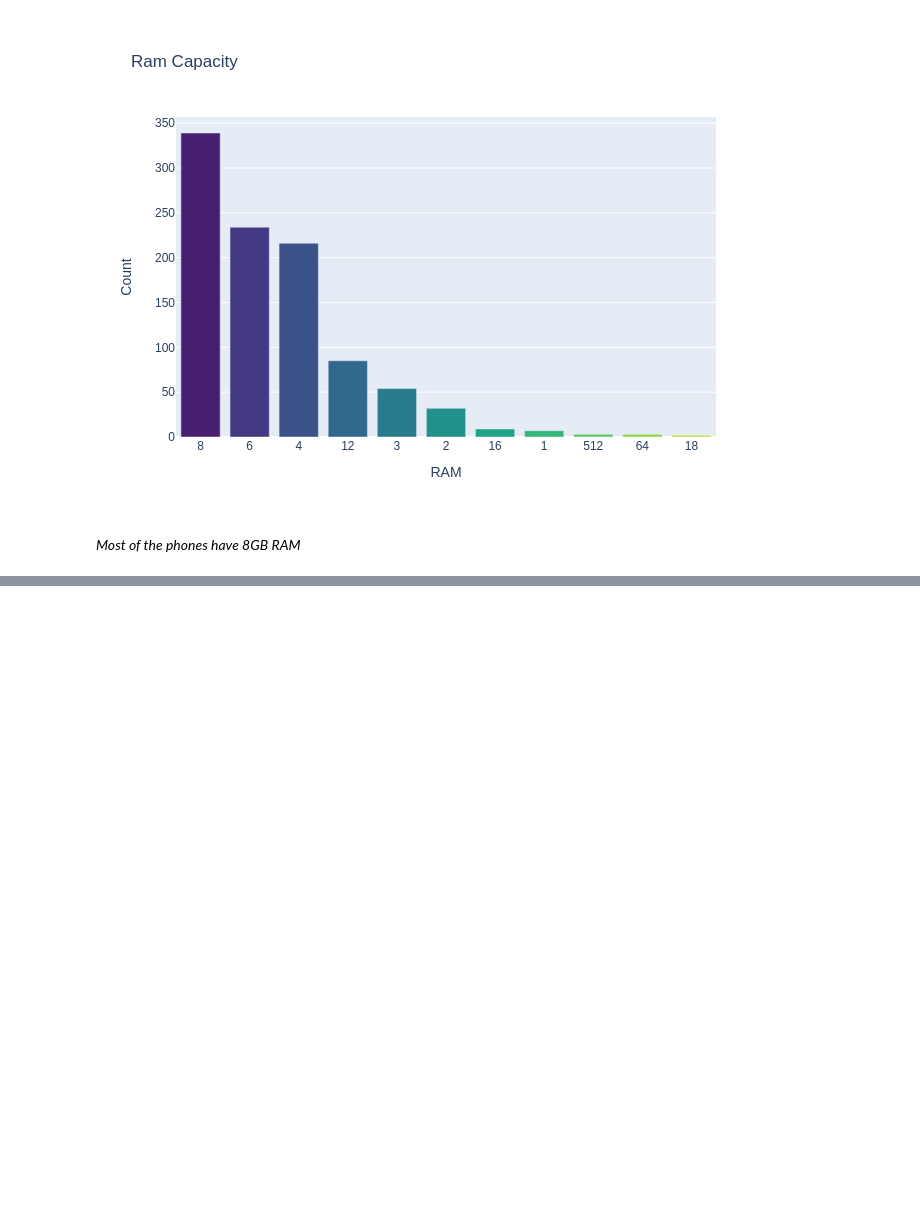
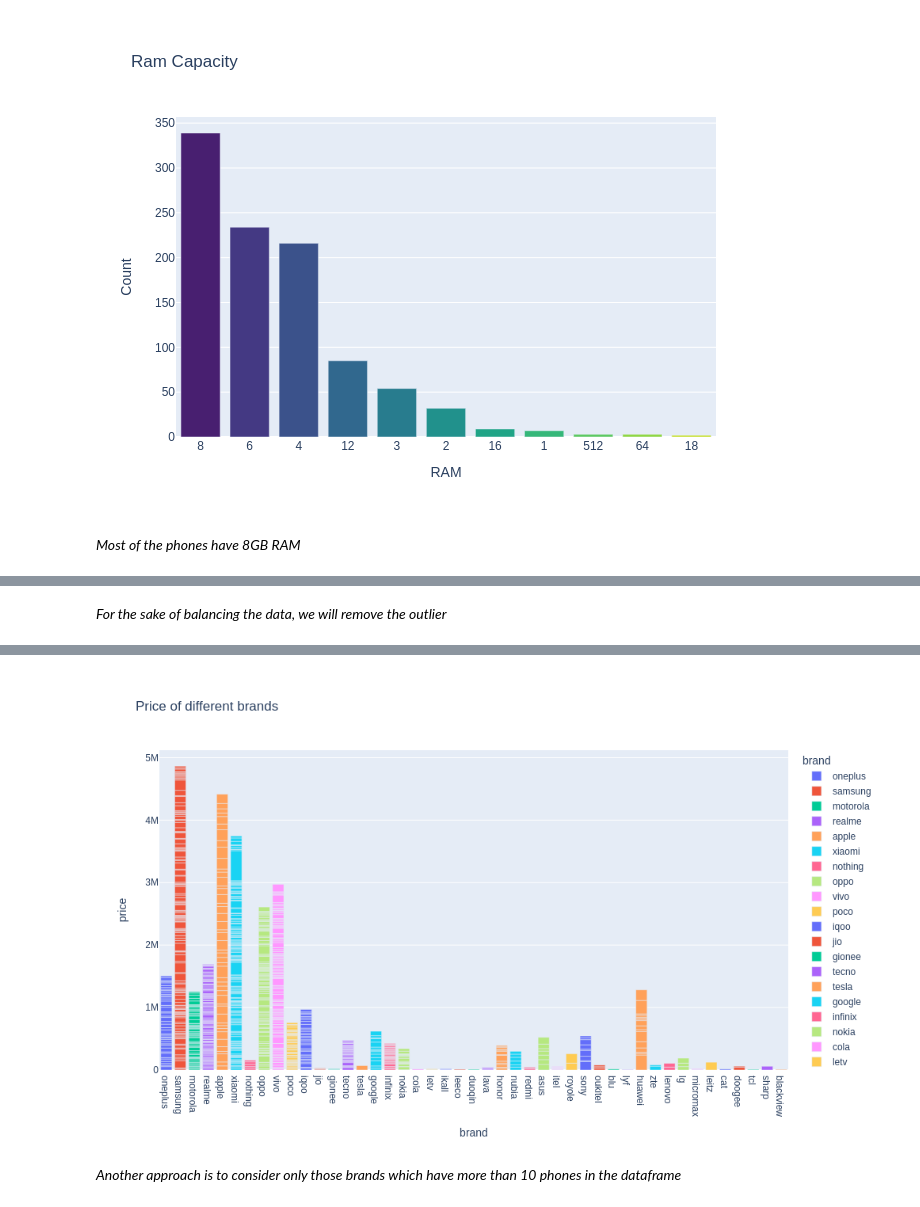
Before and after one commit to NityaVerma19/Data-Cleaning-Smartphone-Dataset, a Jupyter notebook: data-cleaning.ipynb, the cells around one changed output, grey strips where cells are left out. Cells and saved outputs as stored; diff of their text form; code cells hidden in the pictures; blank space fills up the shorter version.

```diff
--- a/data-cleaning.ipynb
+++ b/data-cleaning.ipynb
@@ -1310,0 +1366,10 @@ fig.show("png")
+# %% [markdown]
+*For the sake of balancing the data, we will remove the outlier*
+# %%
+df1.drop([431], inplace = True)
+# %%
+fig = px.bar(df1, x='brand', y='price', title='Price of different brands', color='brand', width=1000, height=600)
+
+# Show the plot
+fig.show('png')
+# %% [output]
@@ -1310,0 +1377,3 @@ fig.show("png")
+[figure, added]
+# %% [markdown]
+*Another approach is to consider only those brands which have more than 10 phones in the dataframe*
```
Also changed, not shown: parts of 17 cells of this notebook.
